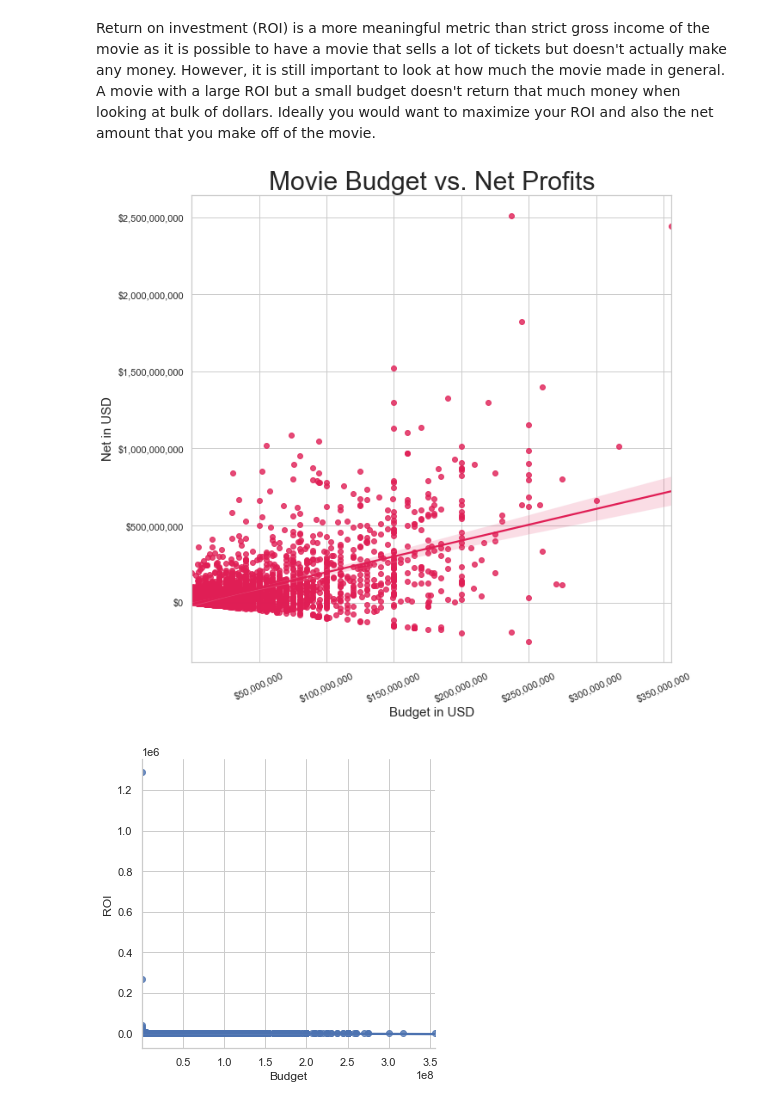
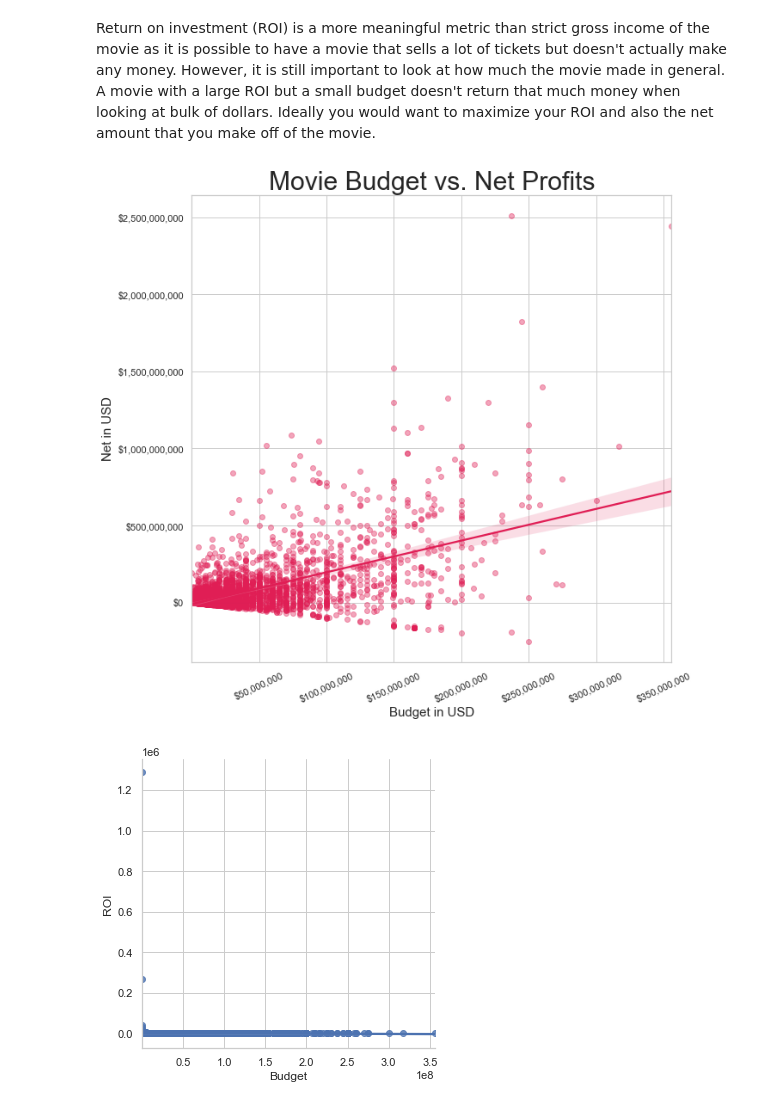
Before and after one commit to AnyOldRandomNameWillDOo/Module-1-Final-Project, a Jupyter notebook: Main Notebook.ipynb, the cells around one changed output. Saved outputs shown, nothing was run; the diff lists cells and outputs as text; code cells hidden in the pictures.

```diff
--- a/Main Notebook.ipynb
+++ b/Main Notebook.ipynb
@@ -526,21 +526,21 @@ Return on investment (ROI) is a more meaningful metric than strict gross income
 # %%
 # Pulling out the fig and axes and setting the fig size
 fig, ax = plt.subplots(figsize=(10,10))
 # Plotting the actual graph
-sns.regplot(x="Budget", y="Worldwide_Net", data=df_budgets, ax=ax, color="#e01e55");
+sns.regplot(x="Budget", y="Worldwide_Net", data=df_budgets, ax=ax, scatter_kws={'alpha':0.4}, color="#e01e55");
 # Formatting the ticks so that the money will display with $ and commas
 fmt = '${x:,.0f}'
 tick = mtick.StrMethodFormatter(fmt)
 ax.yaxis.set_major_formatter(tick)
 ax.xaxis.set_major_formatter(tick)
 # Setting the labels, title, and font sizes
 ax.set_ylabel('Net in USD', fontsize=15)
 ax.set_xlabel('Budget in USD', fontsize=15)
 ax.set_title('Movie Budget vs. Net Profits', fontsize=30)
 # Rotating the x ticks
 plt.xticks(rotation=25);
 # %% [output]
-[figure, old version]
+[figure, new version]
 # %%
 # Looking at budget vs ROI and there are some outliers that need to be removed
 g = sns.lmplot(x="Budget", y="ROI",
```
Also changed, not shown: parts of 51 cells of this notebook.
